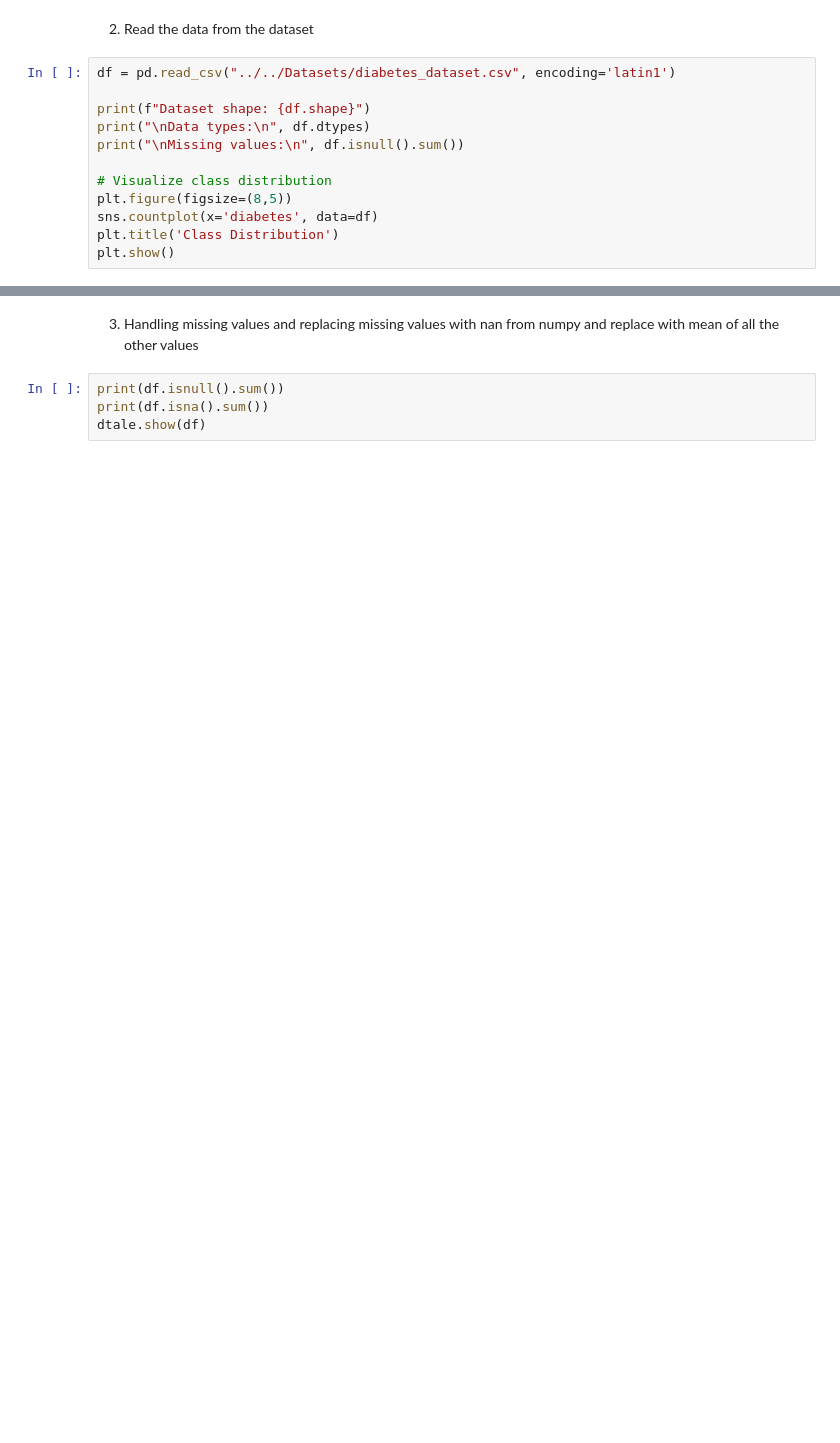
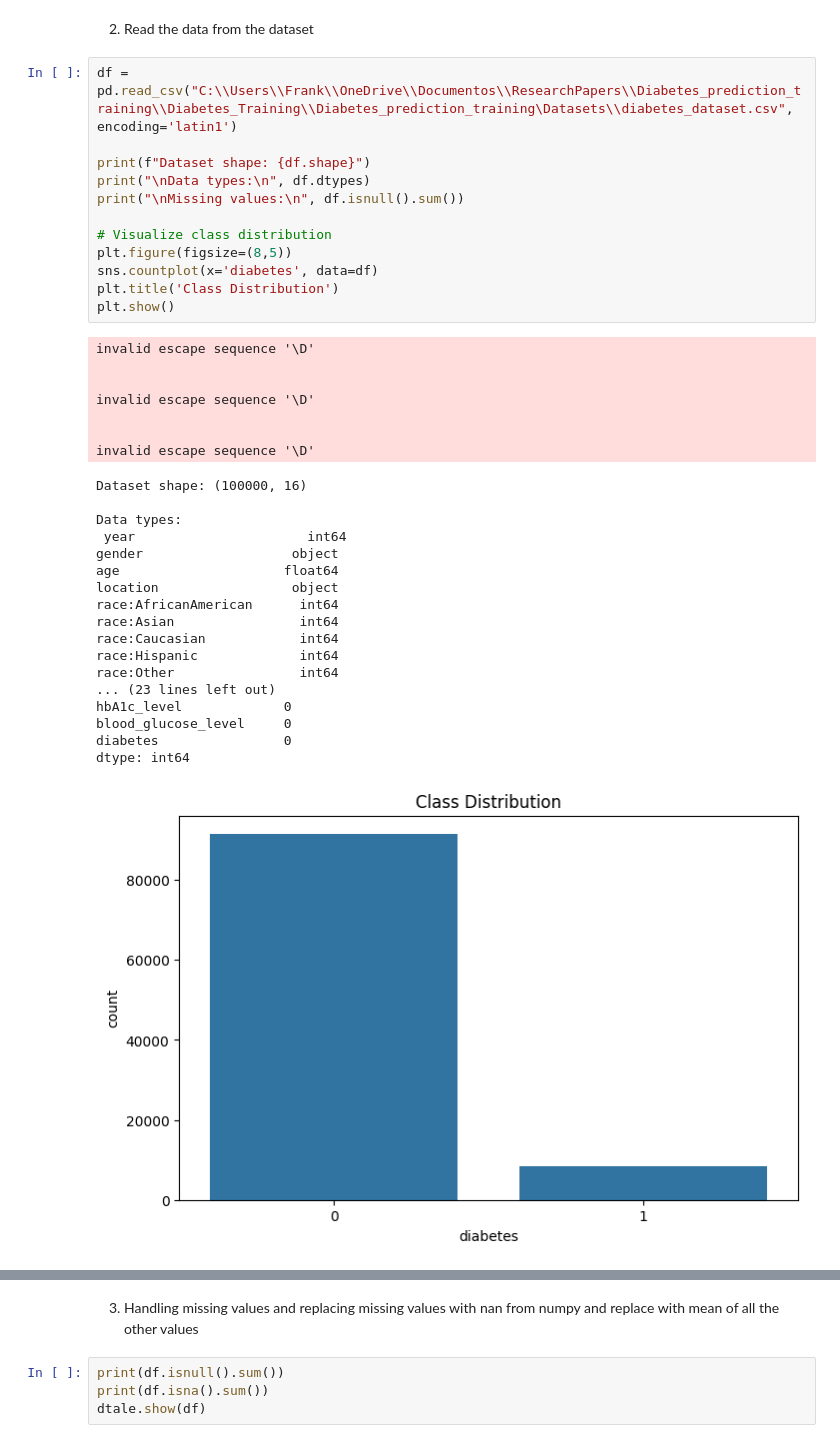
Before and after one commit to WandilePhinzi/explainable-diabetes-prediction, a Jupyter notebook: Jupyter Notebooks/Diabetes_dataset_training/Diabetes_Dataset_Using_ExtremeGradientBoost.ipynb, the cells around one changed output, grey strips where cells are left out. Drawn from its saved outputs; the diff is of its cells as text; blank space fills up the shorter version.

```diff
--- a/Jupyter Notebooks/Diabetes_dataset_training/Diabetes_Dataset_Using_ExtremeGradientBoost.ipynb
+++ b/Jupyter Notebooks/Diabetes_dataset_training/Diabetes_Dataset_Using_ExtremeGradientBoost.ipynb
@@ -33,17 +25,43 @@ from sklearn.metrics import accuracy_score, confusion_matrix, classification_rep
 # %% [markdown]
 2. Read the data from the dataset
 # %%
-df = pd.read_csv("../../Datasets/diabetes_dataset.csv", encoding='latin1')
+df = pd.read_csv("C:\\Users\\Frank\\OneDrive\\Documentos\\ResearchPapers\\Diabetes_prediction_training\\Diabetes_Training\\Diabetes_prediction_training\Datasets\\diabetes_dataset.csv", encoding='latin1')
 
 print(f"Dataset shape: {df.shape}")
 print("\nData types:\n", df.dtypes)
 print("\nMissing values:\n", df.isnull().sum())
 
 # Visualize class distribution
 plt.figure(figsize=(8,5))
 sns.countplot(x='diabetes', data=df)
 plt.title('Class Distribution')
 plt.show()
+# %% [output]
+invalid escape sequence '\D'
+
+
+invalid escape sequence '\D'
+
+
+invalid escape sequence '\D'
+Dataset shape: (100000, 16)
+
+Data types:
+ year                      int64
+gender                   object
+age                     float64
+location                 object
+race:AfricanAmerican      int64
+race:Asian                int64
+race:Caucasian            int64
+race:Hispanic             int64
+race:Other                int64
+... (23 lines left out)
+hbA1c_level             0
+blood_glucose_level     0
+diabetes                0
+dtype: int64
+[figure, added]
 # %%
 # Drop columns with explanation
 cols_to_drop = ['year','location','race:AfricanAmerican','race:Asian',
```
Also changed, not shown: parts of 21 cells of this notebook, 2 other files.
